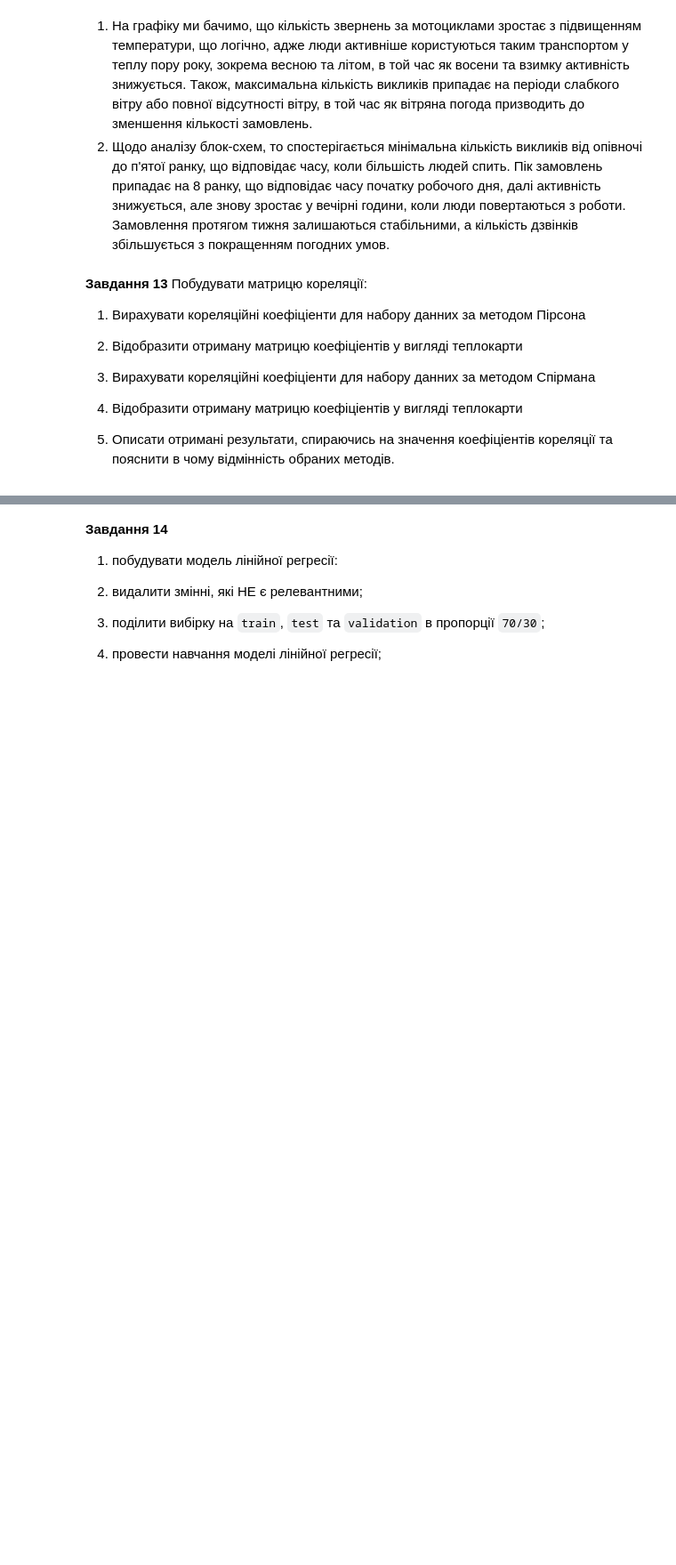
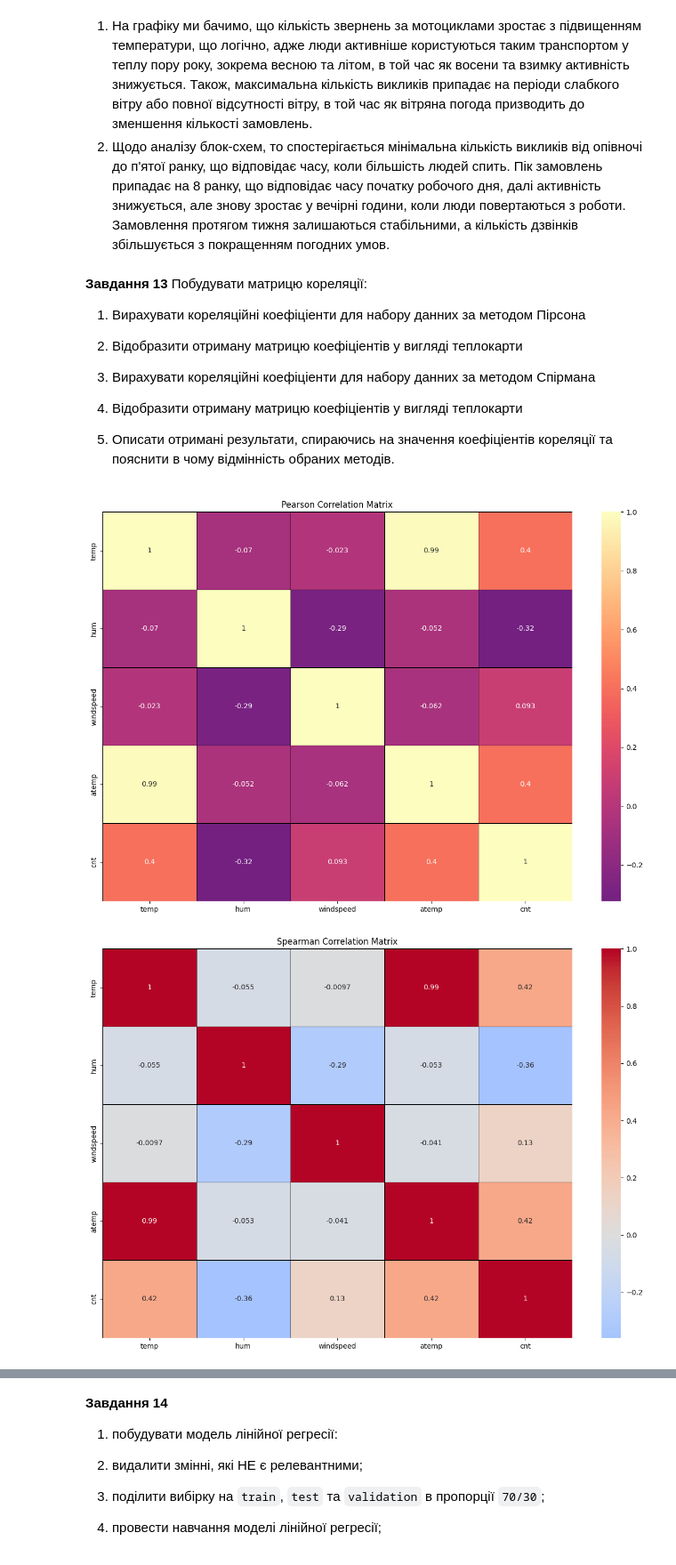
Before and after one commit to Poplacskyi/AI, a Jupyter notebook: labs/task4_basic_ML&DS_Liybomur_Poplavski.ipynb.ipynb, the cells around one changed output, grey strips where cells are left out. Shown at 89% size. Cells and saved outputs as stored; diff of their text form; code cells hidden in the pictures; blank space fills up the shorter version.

```diff
--- a/labs/task4_basic_ML&DS_Liybomur_Poplavski.ipynb.ipynb
+++ b/labs/task4_basic_ML&DS_Liybomur_Poplavski.ipynb.ipynb
@@ -364,0 +369,13 @@ plt.show()
+# %%
+def plot_correlation_matrix(data, method='pearson', cmap='Blues'):
+  correlation_matrix = data.corr(method=method)
+  fig, ax = plt.subplots(figsize=(15, 10))
+  sns.heatmap(correlation_matrix, annot=True, cmap=cmap, center=0, linewidths=0.5, linecolor='black', ax=ax)
+  ax.set_title(f"{method.capitalize()} Correlation Matrix")
+  plt.show()
+
+plot_correlation_matrix(data_numerical, method='pearson', cmap="magma")
+plot_correlation_matrix(data_numerical, method='spearman', cmap='coolwarm')
+# %% [output]
+[figure, added]
+[figure, added]
```
Also changed, not shown: parts of 6 cells of this notebook.
